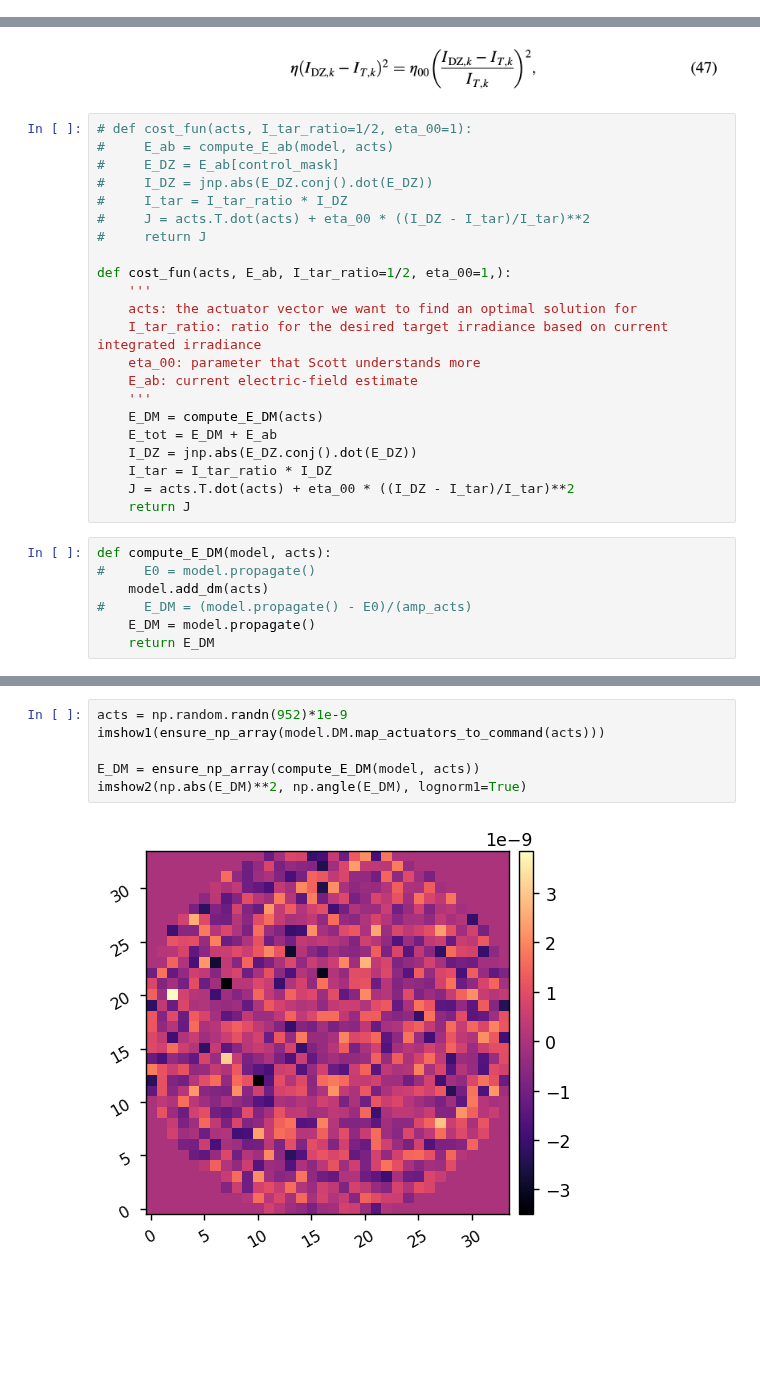
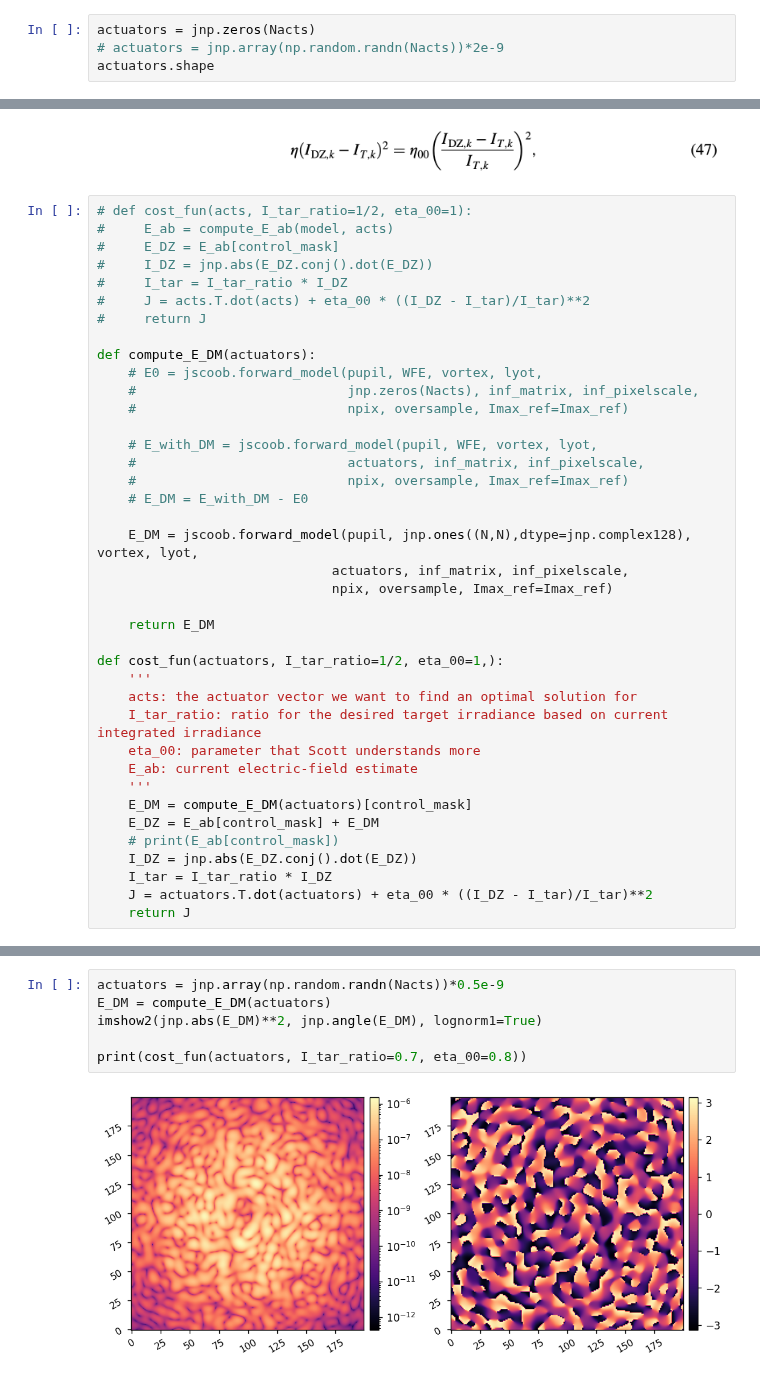
Before and after one commit to uasal/scoob-psf, a Jupyter notebook: example-notebooks/jax_scoob_cost_function.ipynb, the cells around one changed output, grey strips where cells are left out. Drawn from its saved outputs; the diff is of its cells as text; blank space fills up the shorter version.

```diff
--- a/example-notebooks/jax_scoob_cost_function.ipynb
+++ b/example-notebooks/jax_scoob_cost_function.ipynb
@@ -77,0 +102,4 @@ imshow2(ensure_np_array(control_mask), ensure_np_array(control_mask*image), None
+# %%
+actuators = jnp.zeros(Nacts)
+# actuators = jnp.array(np.random.randn(Nacts))*2e-9
+actuators.shape
@@ -93,23 +159,33 @@ imshow2(ensure_np_array(jnp.abs(E_ab)**2), ensure_np_array(jnp.angle(E_ab)), log
 #     J = acts.T.dot(acts) + eta_00 * ((I_DZ - I_tar)/I_tar)**2
 #     return J
 
-def cost_fun(acts, E_ab, I_tar_ratio=1/2, eta_00=1,):
+def compute_E_DM(actuators):
+    # E0 = jscoob.forward_model(pupil, WFE, vortex, lyot,
+    #                           jnp.zeros(Nacts), inf_matrix, inf_pixelscale,
+    #                           npix, oversample, Imax_ref=Imax_ref)
+
+    # E_with_DM = jscoob.forward_model(pupil, WFE, vortex, lyot,
+    #                           actuators, inf_matrix, inf_pixelscale,
+    #                           npix, oversample, Imax_ref=Imax_ref)
+    # E_DM = E_with_DM - E0
+
+    E_DM = jscoob.forward_model(pupil, jnp.ones((N,N),dtype=jnp.complex128), vortex, lyot,
+                              actuators, inf_matrix, inf_pixelscale,
+                              npix, oversample, Imax_ref=Imax_ref)
+
+    return E_DM
+
+def cost_fun(actuators, I_tar_ratio=1/2, eta_00=1,):
     '''
     acts: the actuator vector we want to find an optimal solution for
     I_tar_ratio: ratio for the desired target irradiance based on current integrated irradiance
     eta_00: parameter that Scott understands more
     E_ab: current electric-field estimate
     '''
-    E_DM = compute_E_DM(acts)
-    E_tot = E_DM + E_ab
+    E_DM = compute_E_DM(actuators)[control_mask]
+    E_DZ = E_ab[control_mask] + E_DM
+    # print(E_ab[control_mask])
     I_DZ = jnp.abs(E_DZ.conj().dot(E_DZ))
     I_tar = I_tar_ratio * I_DZ
-    J = acts.T.dot(acts) + eta_00 * ((I_DZ - I_tar)/I_tar)**2
+    J = actuators.T.dot(actuators) + eta_00 * ((I_DZ - I_tar)/I_tar)**2
     return J
-# %%
-def compute_E_DM(model, acts):
-#     E0 = model.propagate()
-    model.add_dm(acts)
-#     E_DM = (model.propagate() - E0)/(amp_acts)
-    E_DM = model.propagate()
-    return E_DM
@@ -116,8 +201,8 @@ def compute_E_DM(model, acts):
 # %%
-acts = np.random.randn(952)*1e-9
-imshow1(ensure_np_array(model.DM.map_actuators_to_command(acts)))
+actuators = jnp.array(np.random.randn(Nacts))*0.5e-9
+E_DM = compute_E_DM(actuators)
+imshow2(jnp.abs(E_DM)**2, jnp.angle(E_DM), lognorm1=True)
 
-E_DM = ensure_np_array(compute_E_DM(model, acts))
-imshow2(np.abs(E_DM)**2, np.angle(E_DM), lognorm1=True)
+print(cost_fun(actuators, I_tar_ratio=0.7, eta_00=0.8))
 # %% [output]
-[figure, old version]
+[figure, new version]
```
Also changed, not shown: parts of 22 cells of this notebook, 6 other files.
